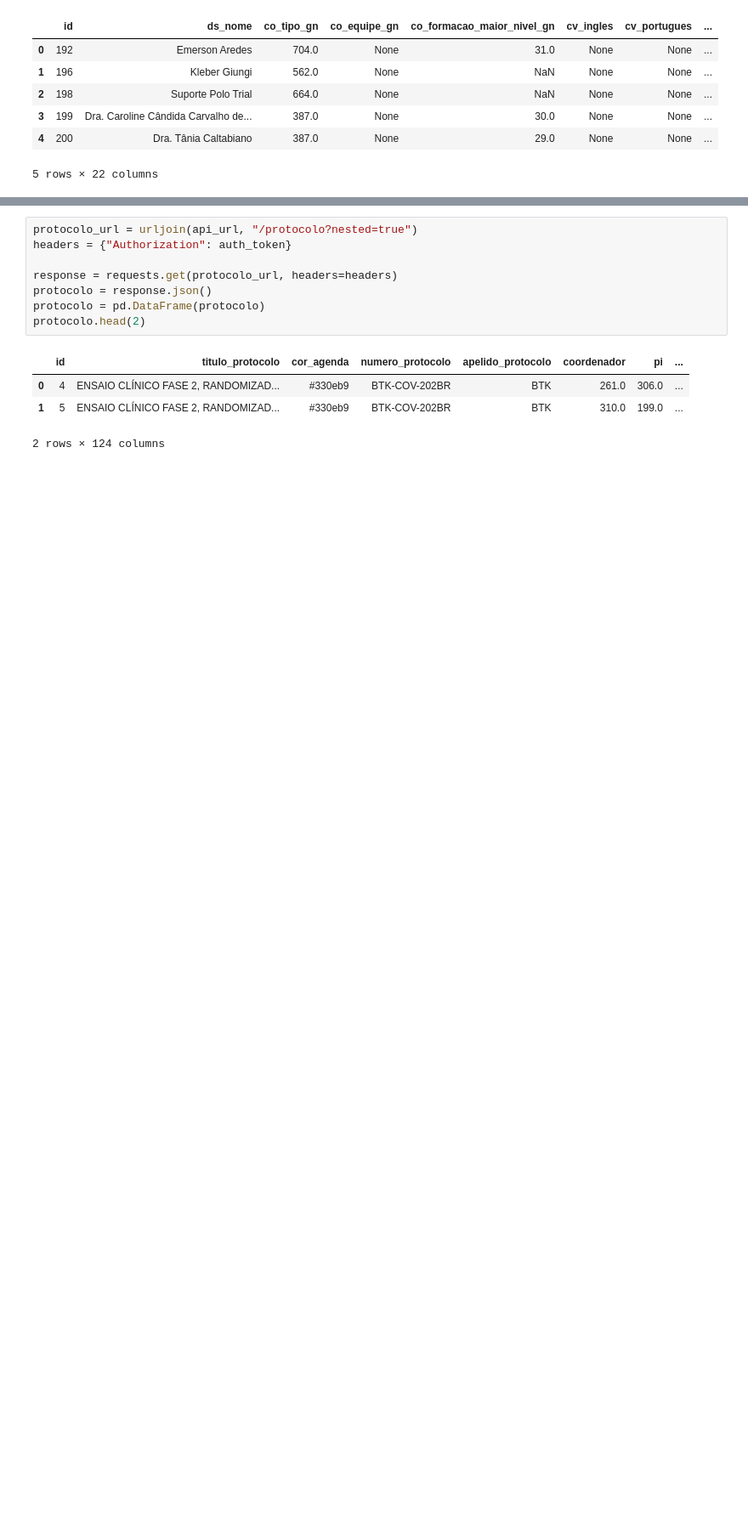
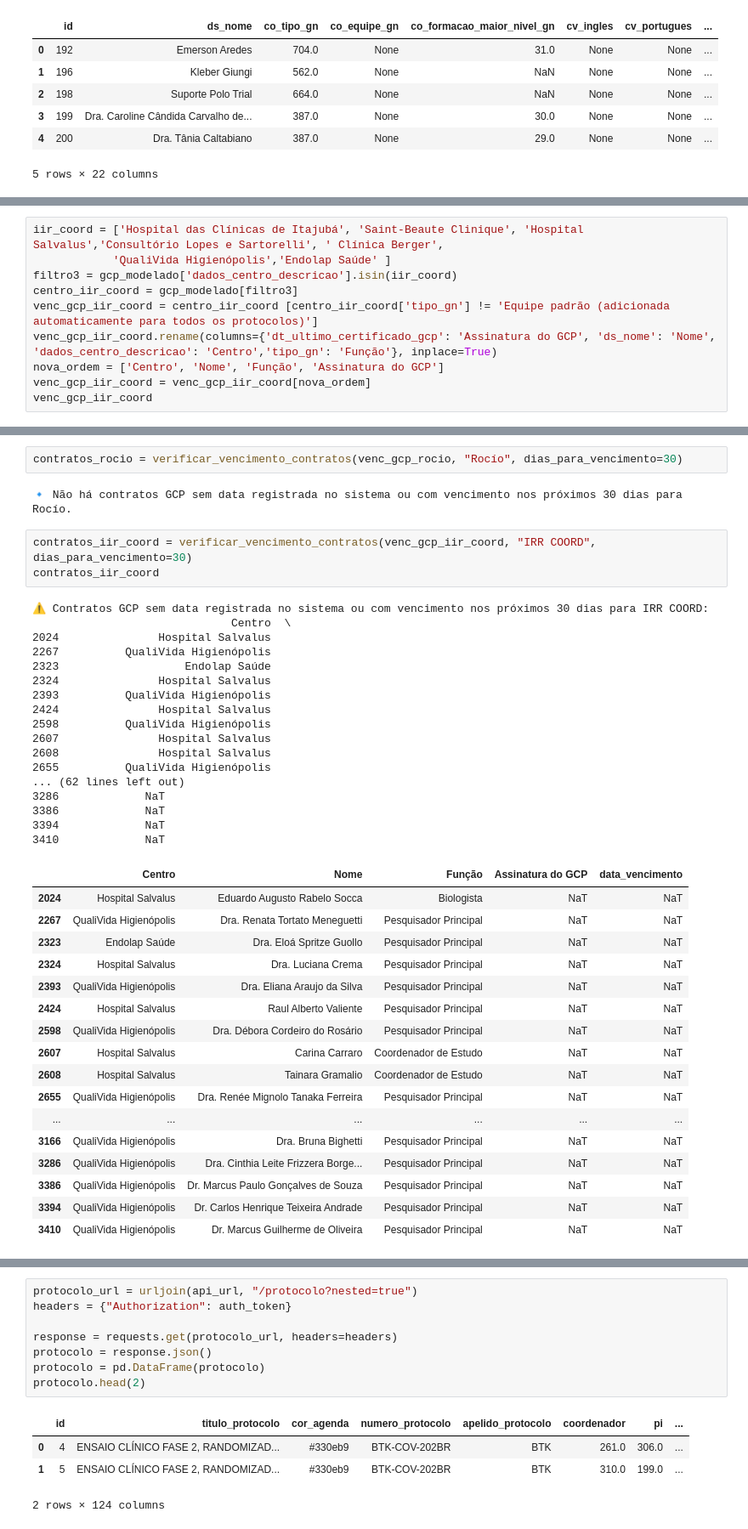
Before and after one commit to tisvri/push_campo, a Jupyter notebook: push_campo.ipynb, the cells around one changed output, grey strips where cells are left out. Shown at 85% size. Cells and saved outputs as stored; diff of their text form; blank space fills up the shorter version.

```diff
--- a/push_campo.ipynb
+++ b/push_campo.ipynb
@@ -63,0 +127,10 @@ pessoas.head(5)
+# %%
+iir_coord = ['Hospital das Clínicas de Itajubá', 'Saint-Beaute Clinique', 'Hospital Salvalus','Consultório Lopes e Sartorelli', ' Clínica Berger',
+            'QualiVida Higienópolis','Endolap Saúde' ]
+filtro3 = gcp_modelado['dados_centro_descricao'].isin(iir_coord)
+centro_iir_coord = gcp_modelado[filtro3]
+venc_gcp_iir_coord = centro_iir_coord [centro_iir_coord['tipo_gn'] != 'Equipe padrão (adicionada automaticamente para todos os protocolos)']
+venc_gcp_iir_coord.rename(columns={'dt_ultimo_certificado_gcp': 'Assinatura do GCP', 'ds_nome': 'Nome', 'dados_centro_descricao': 'Centro','tipo_gn': 'Função'}, inplace=True)
+nova_ordem = ['Centro', 'Nome', 'Função', 'Assinatura do GCP']
+venc_gcp_iir_coord = venc_gcp_iir_coord[nova_ordem]
+venc_gcp_iir_coord
@@ -63,0 +282,42 @@ pessoas.head(5)
+# %%
+contratos_rocio = verificar_vencimento_contratos(venc_gcp_rocio, "Rocío", dias_para_vencimento=30)
+# %% [output]
+🔹 Não há contratos GCP sem data registrada no sistema ou com vencimento nos próximos 30 dias para Rocío.
+# %%
+contratos_iir_coord = verificar_vencimento_contratos(venc_gcp_iir_coord, "IRR COORD", dias_para_vencimento=30)
+contratos_iir_coord
+# %% [output]
+⚠️ Contratos GCP sem data registrada no sistema ou com vencimento nos próximos 30 dias para IRR COORD:
+                              Centro  \
+2024               Hospital Salvalus
+2267          QualiVida Higienópolis
+2323                   Endolap Saúde
+2324               Hospital Salvalus
+2393          QualiVida Higienópolis
+2424               Hospital Salvalus
+2598          QualiVida Higienópolis
+2607               Hospital Salvalus
+2608               Hospital Salvalus
+2655          QualiVida Higienópolis
+... (62 lines left out)
+3286             NaT
+3386             NaT
+3394             NaT
+3410             NaT
+|  | Centro | Nome | Função | Assinatura do GCP | data_vencimento |
+| 2024 | Hospital Salvalus | Eduardo Augusto Rabelo Socca | Biologista | NaT | NaT |
+| 2267 | QualiVida Higienópolis | Dra. Renata Tortato Meneguetti | Pesquisador Principal | NaT | NaT |
+| 2323 | Endolap Saúde | Dra. Eloá Spritze Guollo | Pesquisador Principal | NaT | NaT |
+| 2324 | Hospital Salvalus | Dra. Luciana Crema | Pesquisador Principal | NaT | NaT |
+| 2393 | QualiVida Higienópolis | Dra. Eliana Araujo da Silva | Pesquisador Principal | NaT | NaT |
+| 2424 | Hospital Salvalus | Raul Alberto Valiente | Pesquisador Principal | NaT | NaT |
+| 2598 | QualiVida Higienópolis | Dra. Débora Cordeiro do Rosário | Pesquisador Principal | NaT | NaT |
+| 2607 | Hospital Salvalus | Carina Carraro | Coordenador de Estudo | NaT | NaT |
+| 2608 | Hospital Salvalus | Tainara Gramalio | Coordenador de Estudo | NaT | NaT |
+| 2655 | QualiVida Higienópolis | Dra. Renée Mignolo Tanaka Ferreira | Pesquisador Principal | NaT | NaT |
+| ... | ... | ... | ... | ... | ... |
+| 3166 | QualiVida Higienópolis | Dra. Bruna Bighetti | Pesquisador Principal | NaT | NaT |
+| 3286 | QualiVida Higienópolis | Dra. Cinthia Leite Frizzera Borge... | Pesquisador Principal | NaT | NaT |
+| 3386 | QualiVida Higienópolis | Dr. Marcus Paulo Gonçalves de Souza | Pesquisador Principal | NaT | NaT |
+| 3394 | QualiVida Higienópolis | Dr. Carlos Henrique Teixeira Andrade | Pesquisador Principal | NaT | NaT |
+| 3410 | QualiVida Higienópolis | Dr. Marcus Guilherme de Oliveira | Pesquisador Principal | NaT | NaT |
```
Also changed, not shown: parts of 41 cells of this notebook.
